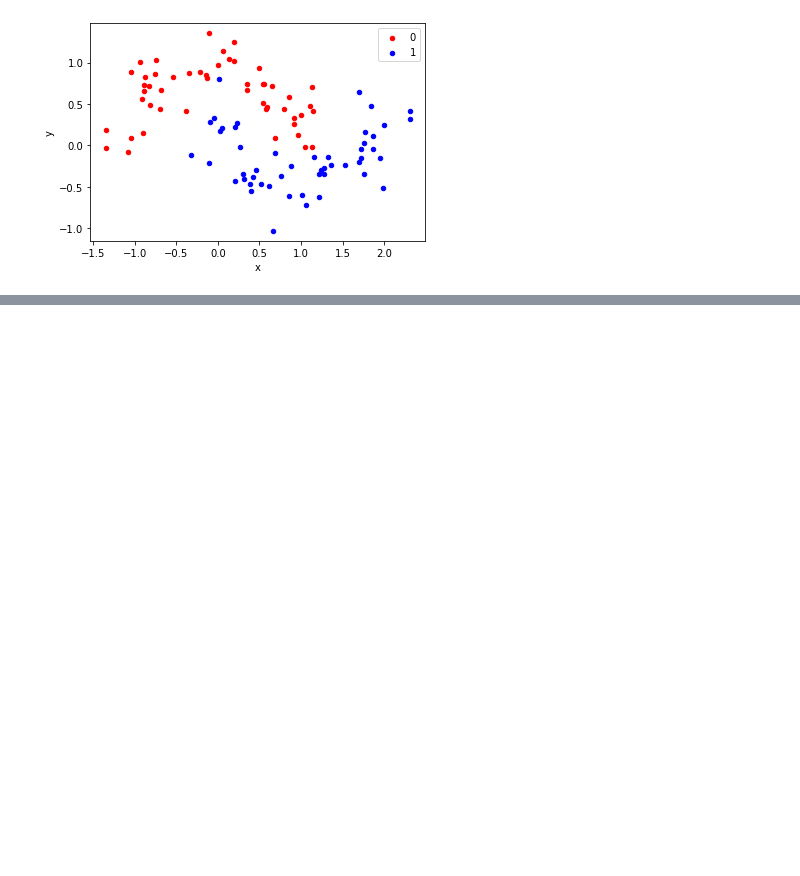
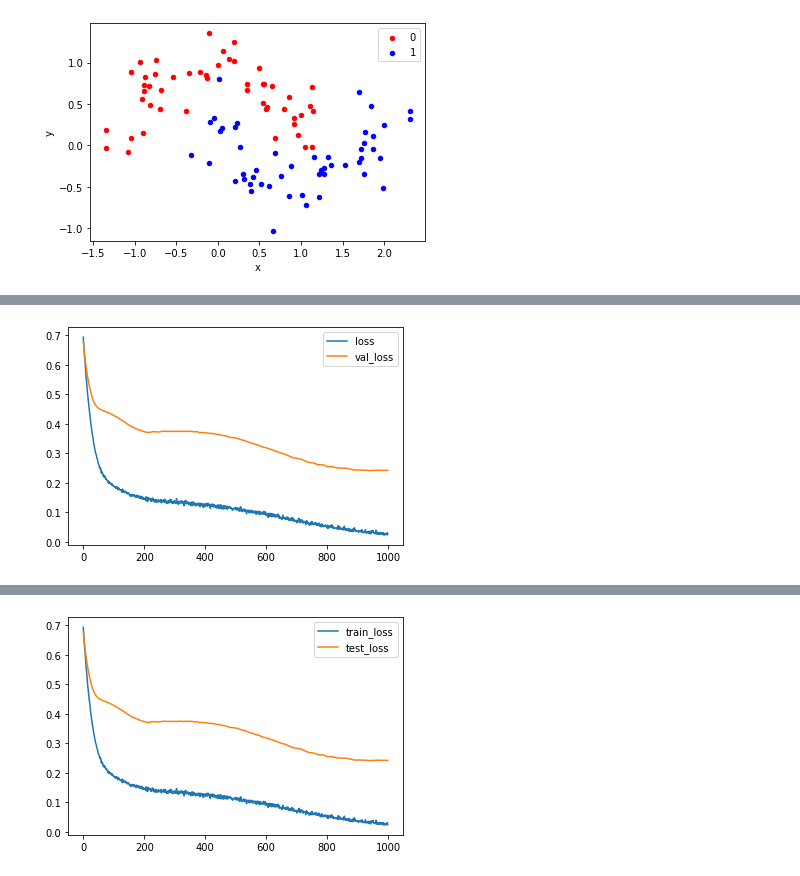
Before and after one commit to dhrim/opensw_camp_2020, a Jupyter notebook: material/deep_learning/callback.ipynb, the cells around one changed output, grey strips where cells are left out. Saved outputs shown, nothing was run; the diff lists cells and outputs as text; code cells hidden in the pictures; blank space fills up the shorter version.

```diff
--- a/material/deep_learning/callback.ipynb
+++ b/material/deep_learning/callback.ipynb
@@ -217,0 +270,29 @@ Epoch 00285: early stopping
+# %%
+from tensorflow.keras.callbacks import ModelCheckpoint, EarlyStopping, ReduceLROnPlateau
+from tensorflow.keras.layers import Dropout
+
+model = Sequential()
+model.add(Dense(500, input_shape=(2,), activation='relu'))
+model.add(Dropout(0.1)) # ADD
+model.add(Dense(1, activation='sigmoid'))
+model.compile(loss='binary_crossentropy', optimizer='adam', metrics=['accuracy'])
+
+
+model_check_point = ModelCheckpoint('best_model.h5', monitor='val_loss', mode='min', save_best_only=True)
+plot_losses = PlotLosses()
+# early_stopping = EarlyStopping(monitor='val_loss', mode='min', verbose=1, patience=50)
+reduce_lr = ReduceLROnPlateau(monitor='val_loss', factor=0.2, patience=5, min_lr=0.001)
+
+callbacks = [model_check_point, plot_losses, reduce_lr]
+
+
+# history = model.fit(train_x, train_y, validation_data=(test_x, test_y), epochs=1000, verbose=0)
+history = model.fit(train_x, train_y, validation_data=(test_x, test_y), epochs=1000, verbose=0, callbacks=callbacks)
+
+
+pyplot.plot(history.history['loss'], label='train_loss')
+pyplot.plot(history.history['val_loss'], label='test_loss')
+pyplot.legend()
+pyplot.show()
+# %% [output]
+[figure, added]
@@ -217,0 +300 @@ Epoch 00285: early stopping
+[figure, added]
```
Also changed, not shown: parts of 12 cells of this notebook, 4 other files.
